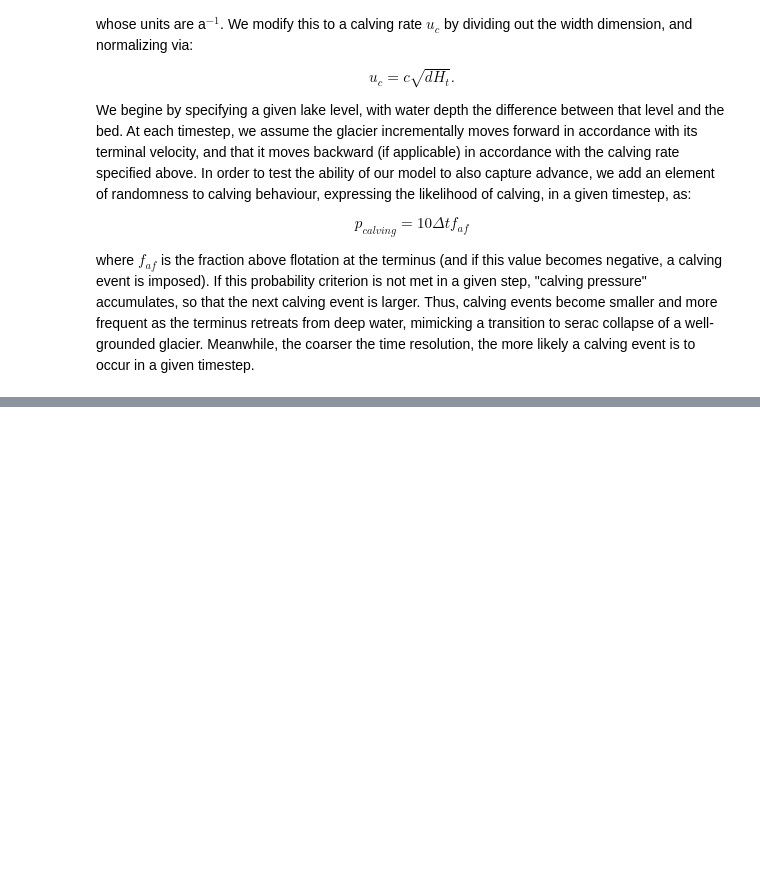
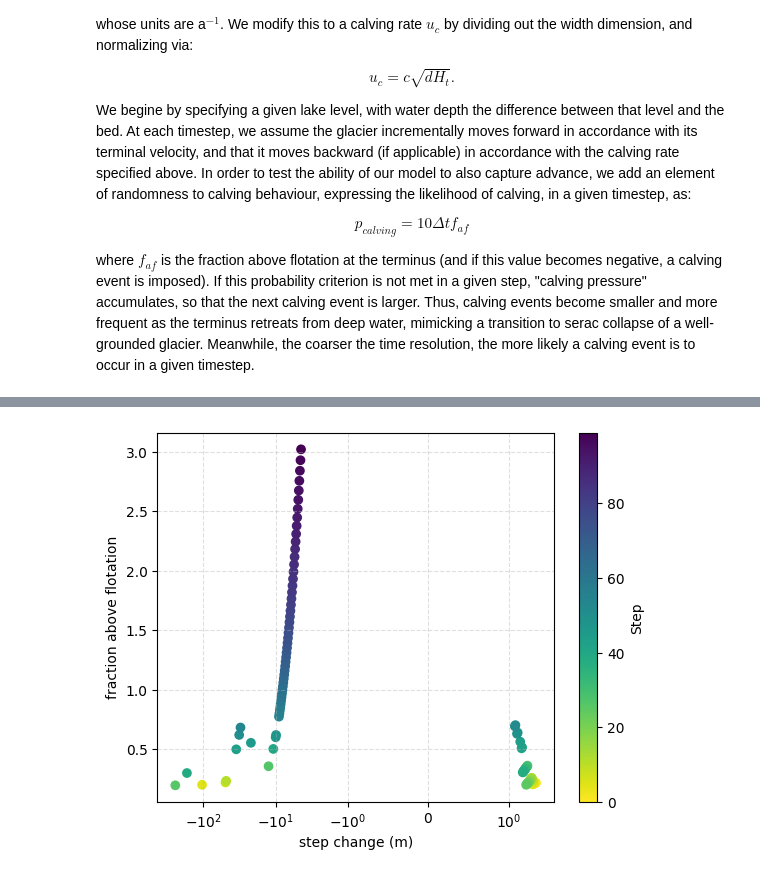
Before and after one commit to chrismiele/glimmer, a Jupyter notebook: 1D_modelling/SIA_calving_model.ipynb, the cells around one changed output, grey strips where cells are left out. Cells and saved outputs as stored; diff of their text form; code cells hidden in the pictures; blank space fills up the shorter version.

```diff
--- a/1D_modelling/SIA_calving_model.ipynb
+++ b/1D_modelling/SIA_calving_model.ipynb
@@ -320,0 +319,21 @@ for step in trange(num_timesteps):
+# %%
+N = len(fafs)
+steps = np.arange(N)
+cmap = plt.get_cmap('viridis_r')
+norm = Normalize(vmin=0, vmax=N-1)
+
+fig, ax = plt.subplots()
+sc = ax.scatter(Δxs, fafs, c=steps, cmap=cmap, norm=norm)
+
+# Optional: symlog if you have negatives
+ax.set_xscale('symlog', linthresh=1)
+# ax.set_yscale('symlog', linthresh=1e-3)
+
+ax.grid(True, which='both', ls='--', alpha=0.4)
+ax.set_xlabel('step change (m)')
+ax.set_ylabel('fraction above flotation')
+
+fig.colorbar(sc, ax=ax, label='Step')   # <-- use sc, not a bare ScalarMappable
+plt.show()
+# %% [output]
+[figure, added]
```
Also changed, not shown: parts of 5 cells of this notebook, 1 other file.
